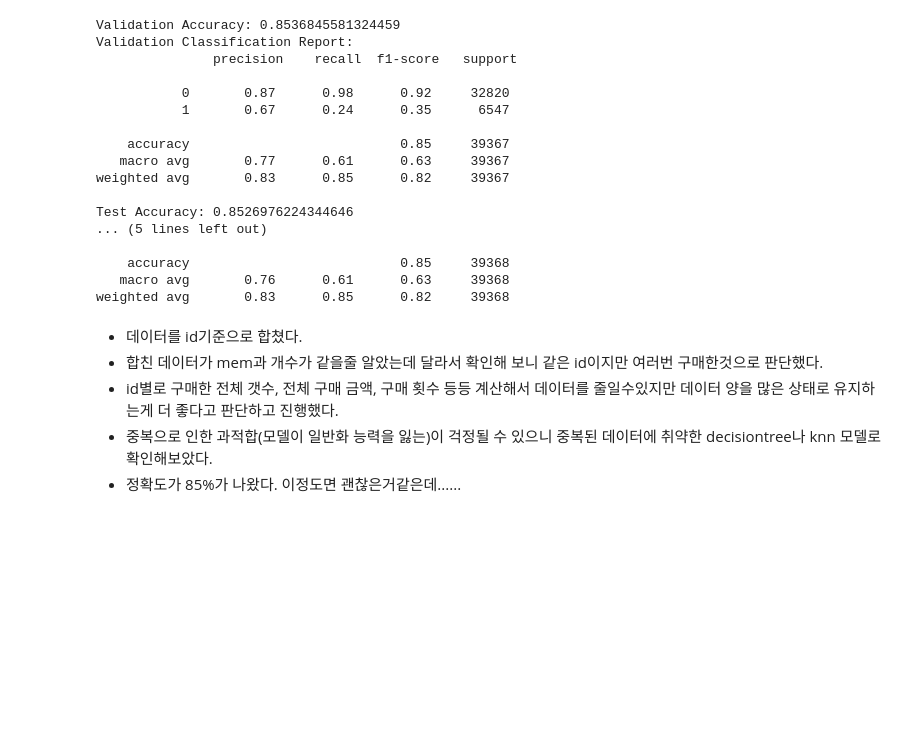
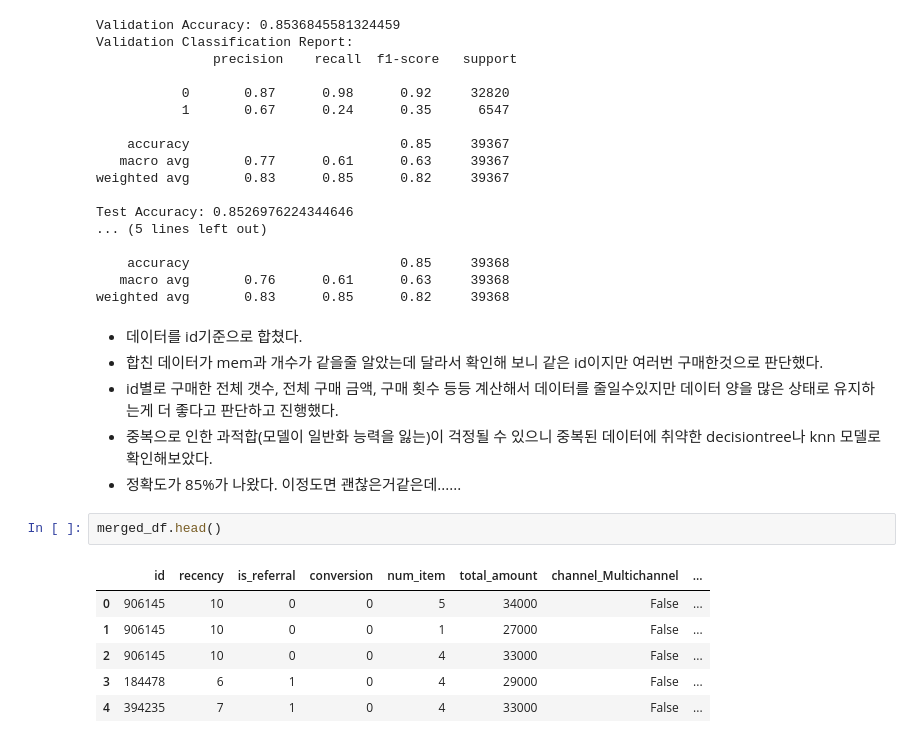
Before and after one commit to namolee/fintech_service, a Jupyter notebook: 06machine_learning/09쇼핑몰_프로모션_효율예측분석_KNN,SVM_SMOTE_RandCV.ipynb, the cells around one changed output. Saved outputs shown, nothing was run; the diff lists cells and outputs as text; blank space fills up the shorter version.

```diff
--- a/06machine_learning/09쇼핑몰_프로모션_효율예측분석_KNN,SVM_SMOTE_RandCV.ipynb
+++ b/06machine_learning/09쇼핑몰_프로모션_효율예측분석_KNN,SVM_SMOTE_RandCV.ipynb
@@ -357,3 +357,12 @@ weighted avg       0.83      0.85      0.82     39368
 * id별로 구매한 전체 갯수, 전체 구매 금액, 구매 횟수 등등 계산해서 데이터를 줄일수있지만 데이터 양을 많은 상태로 유지하는게 더 좋다고 판단하고 진행했다.
 * 중복으로 인한 과적합(모델이 일반화 능력을 잃는)이 걱정될 수 있으니 중복된 데이터에 취약한 decisiontree나 knn 모델로 확인해보았다.
 * 정확도가 85%가 나왔다. 이정도면 괜찮은거같은데......
+# %%
+merged_df.head()
+# %% [output]
+|  | id | recency | is_referral | conversion | num_item | total_amount | channel_Multichannel | ... |
+| 0 | 906145 | 10 | 0 | 0 | 5 | 34000 | False | ... |
+| 1 | 906145 | 10 | 0 | 0 | 1 | 27000 | False | ... |
+| 2 | 906145 | 10 | 0 | 0 | 4 | 33000 | False | ... |
+| 3 | 184478 | 6 | 1 | 0 | 4 | 29000 | False | ... |
+| 4 | 394235 | 7 | 1 | 0 | 4 | 33000 | False | ... |
```
Also changed, not shown: parts of 13 cells of this notebook, 1 other file.
